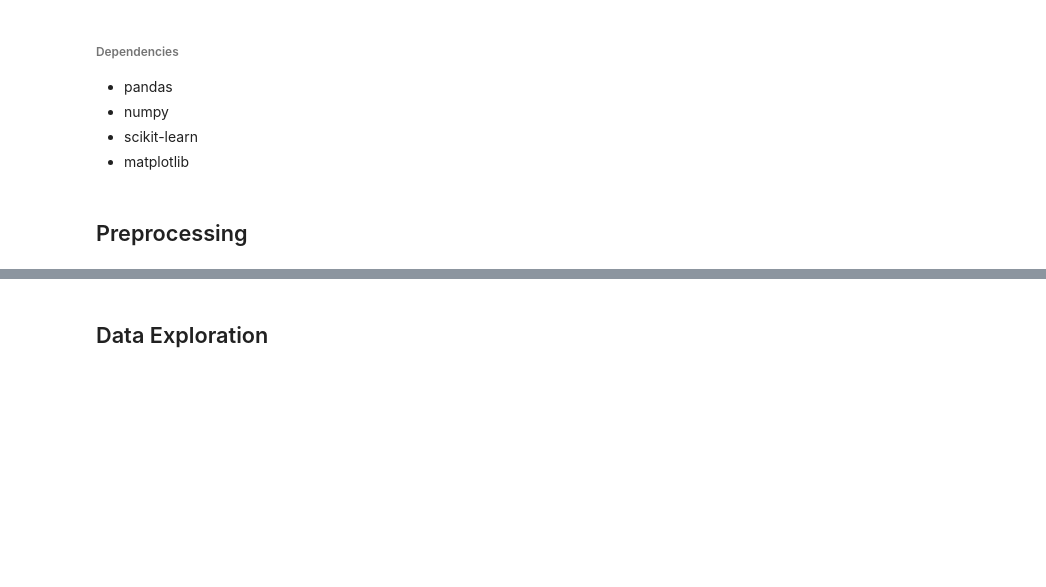
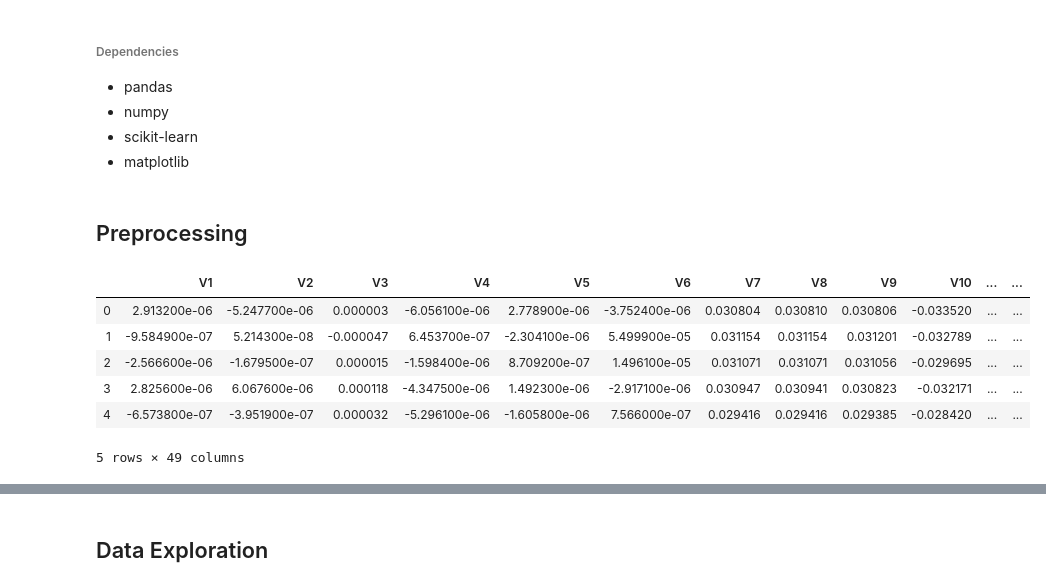
Before and after one commit to InextYou/spezasproject, a Jupyter notebook: project/Project.ipynb, the cells around one changed output, grey strips where cells are left out. Cells and saved outputs as stored; diff of their text form; code cells hidden in the pictures; blank space fills up the shorter version.

```diff
--- a/project/Project.ipynb
+++ b/project/Project.ipynb
@@ -38,6 +38,16 @@ Locating and importing the data set with pandas.
 
 path_to_file = "../data/Component_Faults_Data.csv"
 df = pd.read_csv(path_to_file)
+# %%
+df.head(5)
+# %% [output]
+|  | V1 | V2 | V3 | V4 | V5 | V6 | V7 | V8 | V9 | V10 | ... | ... |
+| 0 | 2.913200e-06 | -5.247700e-06 | 0.000003 | -6.056100e-06 | 2.778900e-06 | -3.752400e-06 | 0.030804 | 0.030810 | 0.030806 | -0.033520 | ... | ... |
+| 1 | -9.584900e-07 | 5.214300e-08 | -0.000047 | 6.453700e-07 | -2.304100e-06 | 5.499900e-05 | 0.031154 | 0.031154 | 0.031201 | -0.032789 | ... | ... |
+| 2 | -2.566600e-06 | -1.679500e-07 | 0.000015 | -1.598400e-06 | 8.709200e-07 | 1.496100e-05 | 0.031071 | 0.031071 | 0.031056 | -0.029695 | ... | ... |
+| 3 | 2.825600e-06 | 6.067600e-06 | 0.000118 | -4.347500e-06 | 1.492300e-06 | -2.917100e-06 | 0.030947 | 0.030941 | 0.030823 | -0.032171 | ... | ... |
+| 4 | -6.573800e-07 | -3.951900e-07 | 0.000032 | -5.296100e-06 | -1.605800e-06 | 7.566000e-07 | 0.029416 | 0.029416 | 0.029385 | -0.028420 | ... | ... |
+5 rows × 49 columns
 # %%
 """
 To feed the neural network we need to have our data to be in arrays. We do this with the help of
```
Also changed, not shown: parts of 17 cells of this notebook.
